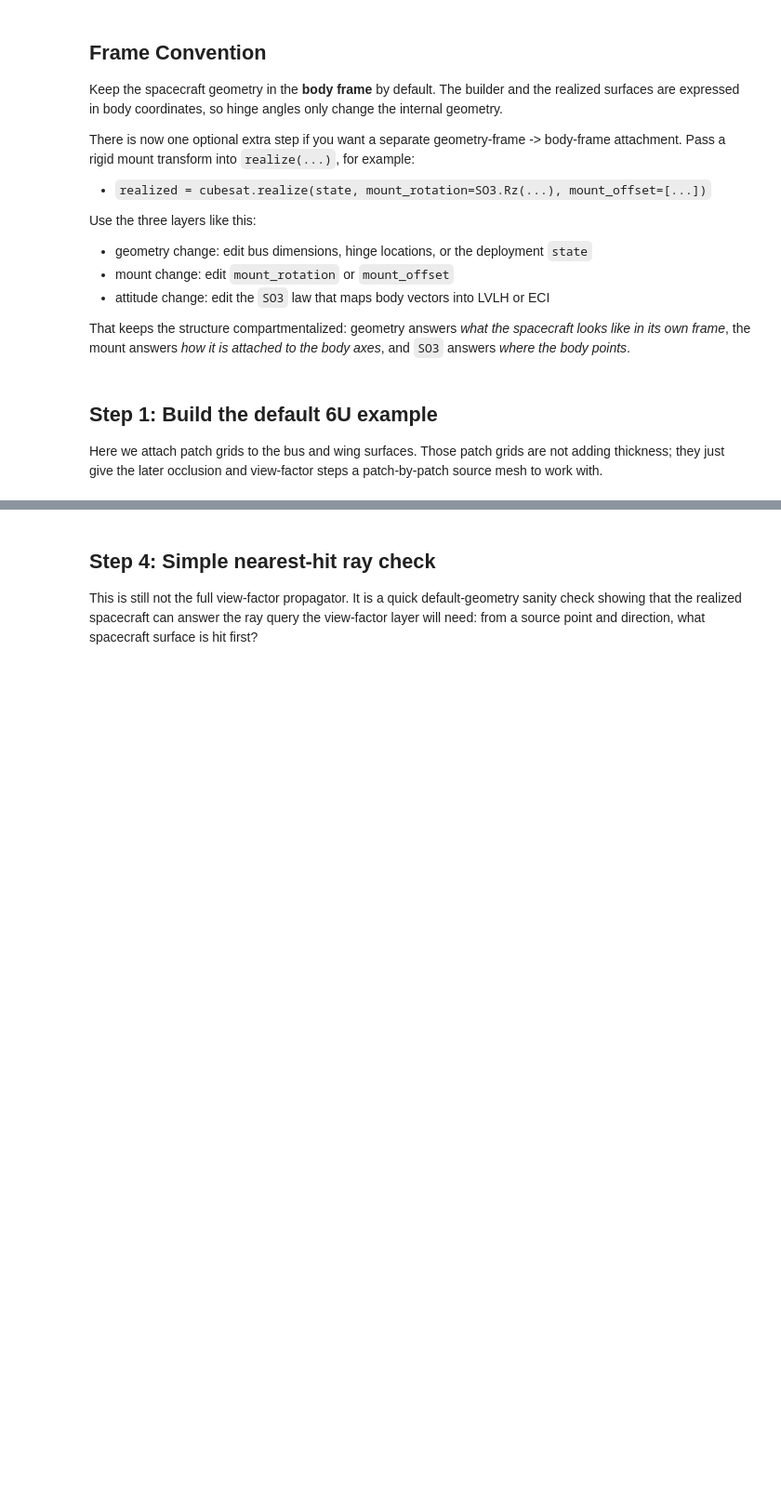
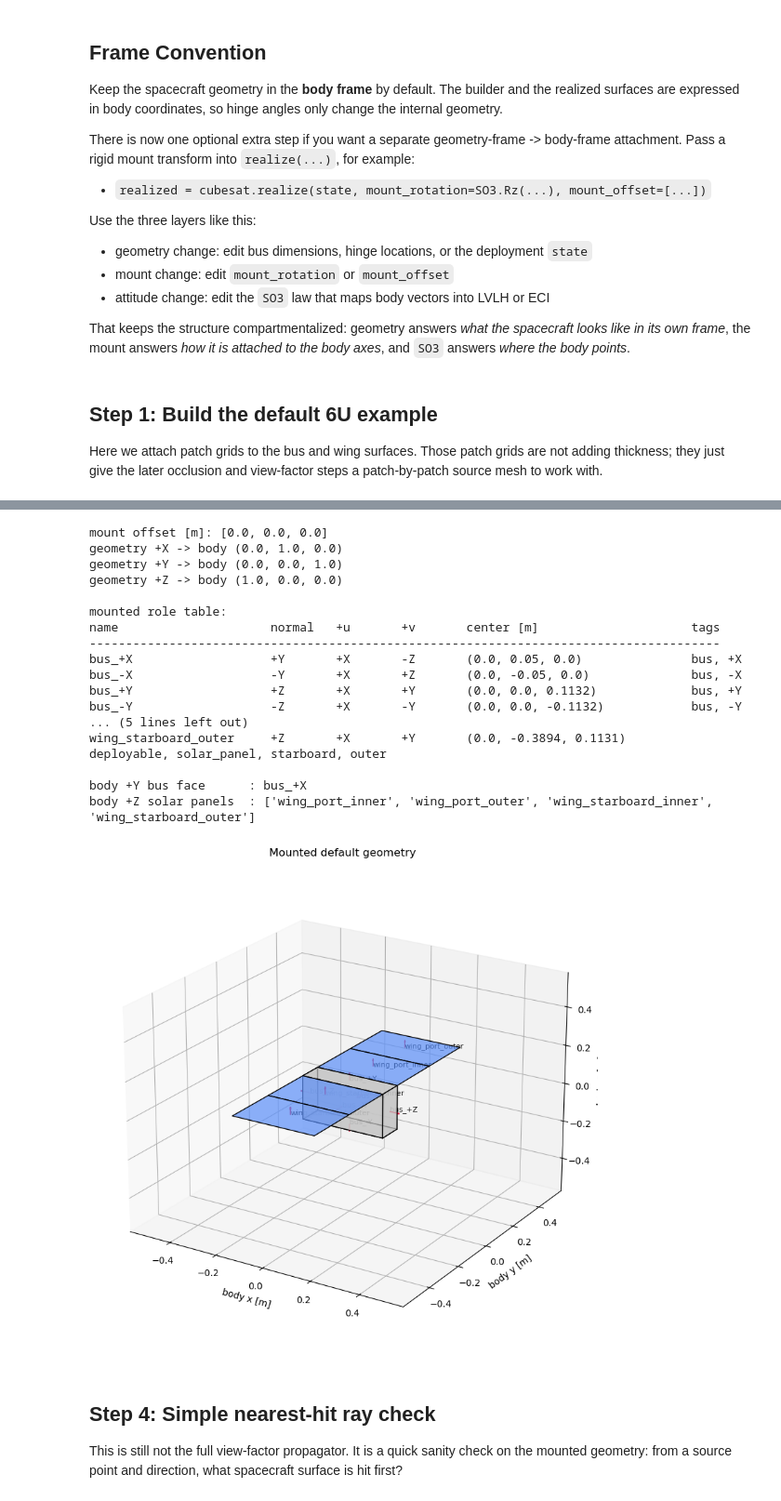
Before and after one commit to phi-a/GeometryPropagator, a Jupyter notebook: run_spacecraft_geometry.ipynb, the cells around one changed output, grey strips where cells are left out. Shown at 93% size. Cells and saved outputs as stored; diff of their text form; code cells hidden in the pictures; blank space fills up the shorter version.

```diff
--- a/run_spacecraft_geometry.ipynb
+++ b/run_spacecraft_geometry.ipynb
@@ -224,4 +310,52 @@ plt.show()
+# %%
+mount_rotation = SO3(np.array([
+    [0.0, 0.0, 1.0],
+    [1.0, 0.0, 0.0],
+    [0.0, 1.0, 0.0],
+]))
+mount_offset = np.array([0.0, 0.0, 0.0])
+
+realized_mounted = cubesat.realize(
+    mount_rotation=mount_rotation,
+    mount_offset=mount_offset,
+)
+
+print('mount offset [m]:', mount_offset.tolist())
+for label, axis in [('+X', [1.0, 0.0, 0.0]), ('+Y', [0.0, 1.0, 0.0]), ('+Z', [0.0, 0.0, 1.0])]:
+    mapped = np.round(mount_rotation.apply(axis), 4)
+    print(f'geometry {label} -> body {tuple(mapped.tolist())}')
+print()
+print('mounted role table:')
+print_mounted_role_table(realized_mounted)
+print()
+print('body +Y bus face      :', surface_by_normal(realized_mounted, [0.0, 1.0, 0.0], tag='bus').name)
+print('body +Z solar panels  :', [surface.name for surface in realized_mounted.by_tag('solar_panel') if np.allclose(surface.normal, [0.0, 0.0, 1.0])])
+
+plot_realized_geometry(
+    realized_mounted,
+    title='Mounted default geometry',
+)
+plt.show()
+# %% [output]
+mount offset [m]: [0.0, 0.0, 0.0]
+geometry +X -> body (0.0, 1.0, 0.0)
+geometry +Y -> body (0.0, 0.0, 1.0)
+geometry +Z -> body (1.0, 0.0, 0.0)
+
+mounted role table:
+name                     normal   +u       +v       center [m]                     tags
+---------------------------------------------------------------------------------------
+bus_+X                   +Y       +X       -Z       (0.0, 0.05, 0.0)               bus, +X
+bus_-X                   -Y       +X       +Z       (0.0, -0.05, 0.0)              bus, -X
+bus_+Y                   +Z       +X       +Y       (0.0, 0.0, 0.1132)             bus, +Y
+bus_-Y                   -Z       +X       -Y       (0.0, 0.0, -0.1132)            bus, -Y
+... (5 lines left out)
+wing_starboard_outer     +Z       +X       +Y       (0.0, -0.3894, 0.1131)         deployable, solar_panel, starboard, outer
+
+body +Y bus face      : bus_+X
+body +Z solar panels  : ['wing_port_inner', 'wing_port_outer', 'wing_starboard_inner', 'wing_starboard_outer']
+[figure, added]
 # %% [markdown]
 ## Step 4: Simple nearest-hit ray check
 
-This is still not the full view-factor propagator. It is a quick default-geometry sanity check showing that the realized spacecraft can answer the ray query the view-factor layer will need: from a source point and direction, what spacecraft surface is hit first?
+This is still not the full view-factor propagator. It is a quick sanity check on the mounted geometry: from a source point and direction, what spacecraft surface is hit first?
```
Also changed, not shown: parts of 14 cells of this notebook, 1 other file.
